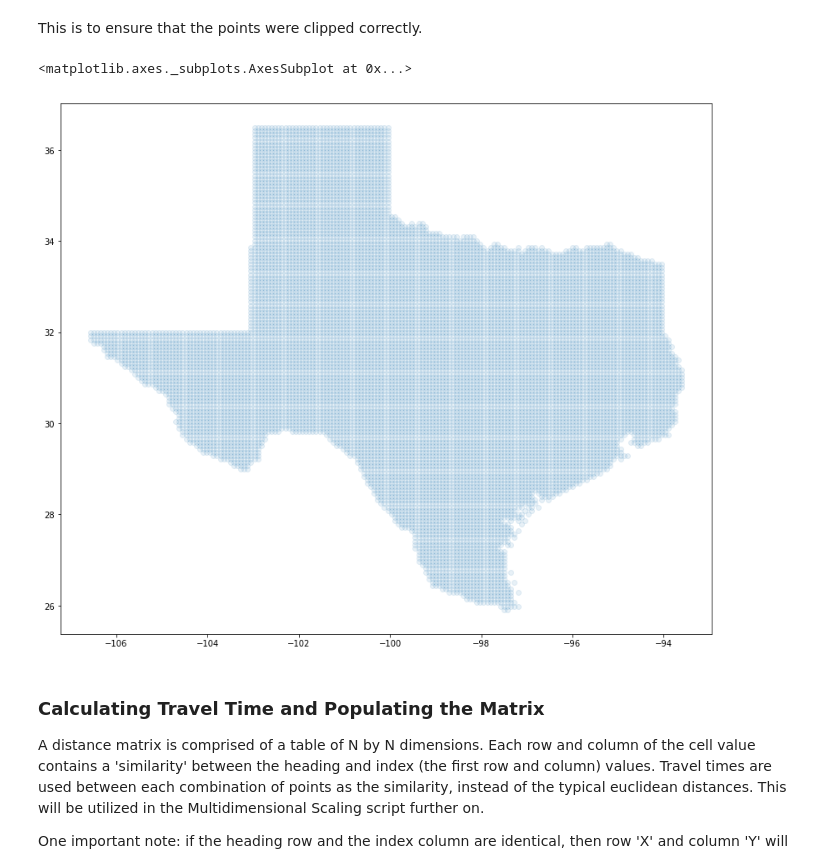
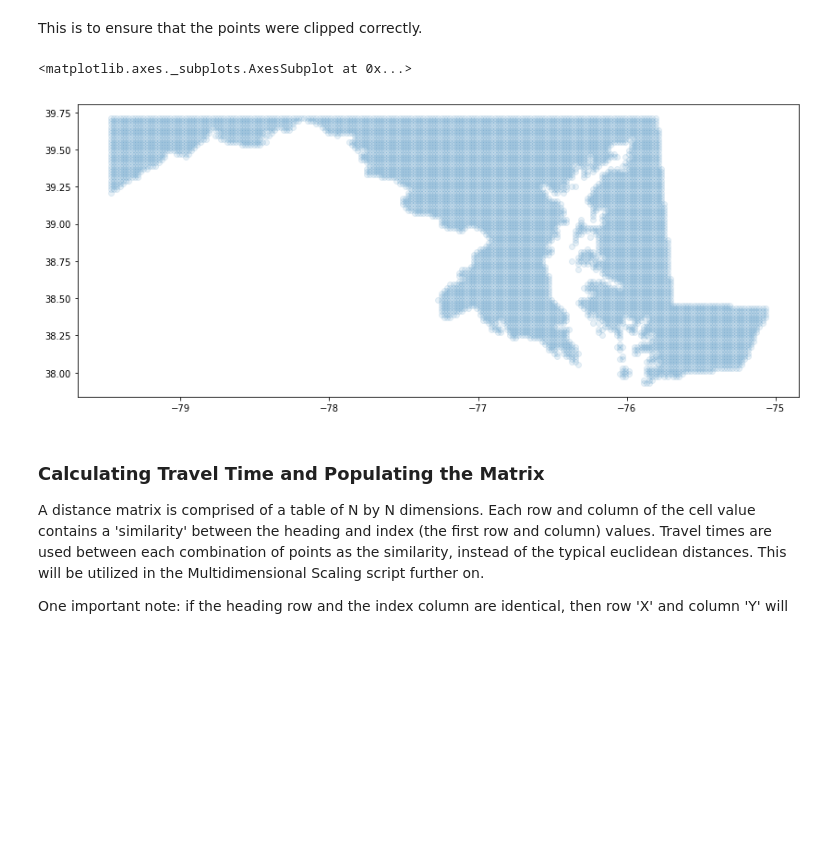
Before and after one commit to LindseyVillegas/MastersProject, a Jupyter notebook: Villegas_Final1.ipynb, the cells around one changed output. Cells and saved outputs as stored; diff of their text form; code cells hidden in the pictures; blank space fills up the shorter version.

```diff
--- a/Villegas_Final1.ipynb
+++ b/Villegas_Final1.ipynb
@@ -70,17 +87,17 @@ This is to ensure that the points were clipped correctly.
 # %%
 # This sets Jupyter Notebook to the 'inline' backend.
 %matplotlib inline
 mpl.rcParams['figure.figsize'] = (14,14)
 
 # This pulls in the shapefile of the points after clipping them.
-pts = 'Shapes/Texas/TX_01grid_clip.shp'
+pts = 'Shapes/Maryland/0.02 grid/MD_grid_2_clip.shp'
 
 # This reads the shapefile with geopandas then plots it.
 wa_pt_grid = gpd.read_file(pts)
 wa_pt_grid.plot(alpha = .1)
 # %% [output]
 <matplotlib.axes._subplots.AxesSubplot at 0x...>
-[figure, old version]
+[figure, new version]
 # %% [markdown]
 ### Calculating Travel Time and Populating the Matrix
 
```
Also changed, not shown: parts of 3 cells of this notebook, 1 other file.
